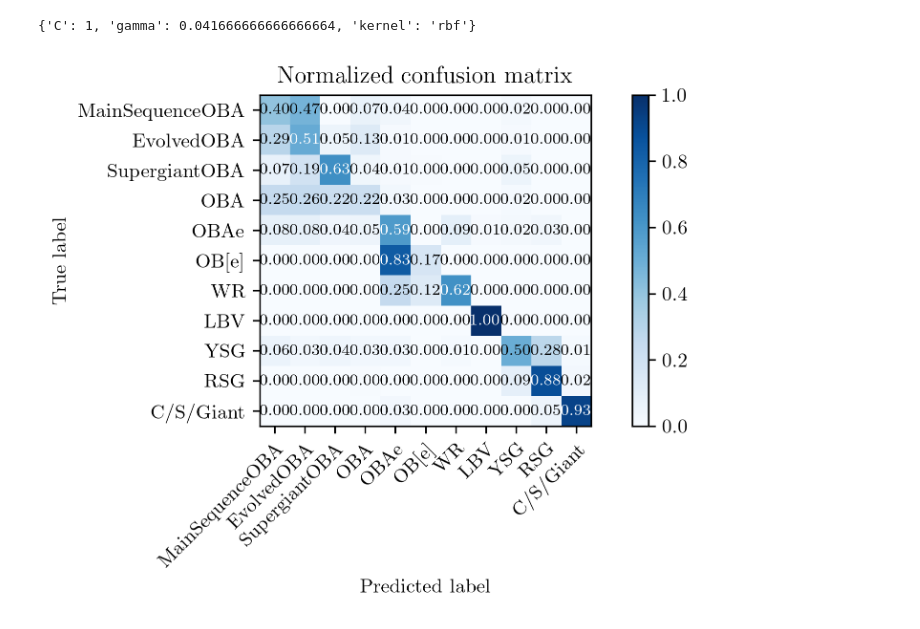
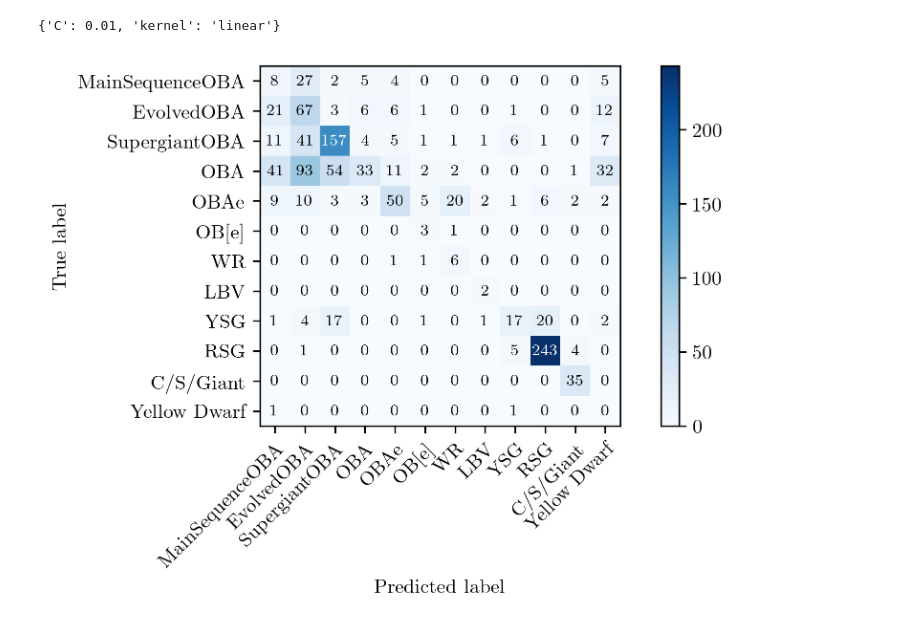
Before and after one commit to tzdwi/GaiaSprintMassive, a Jupyter notebook: WISE/code/SVM.ipynb, the cells around one changed output. Drawn from its saved outputs; the diff is of its cells as text; code cells hidden in the pictures.

```diff
--- a/WISE/code/SVM.ipynb
+++ b/WISE/code/SVM.ipynb
@@ -57,11 +78,11 @@ y_num_c = encoder_c.fit_transform(y_c)
 # %%
 svc = SVC(class_weight='balanced')
 
-param_grid = [{"kernel": ["rbf"], "gamma":np.array([0.01,0.1,1,10,1.0/X_scale.shape[1]]), "C":[0.01,0.1,1,10,100]},
-              {"kernel": ["sigmoid"], "coef0": np.linspace(0,5,11), "gamma":np.array([0.01,0.1,1,10,1.0/X_scale.shape[1]]),
-               "C":[0.01,0.1,1,10,100]},
-              {"kernel": ["linear"], "gamma":np.array([0.01,0.1,1,10,1.0/X_scale.shape[1]]),"C":[0.01,0.1,1,10,100]}]
+param_grid = [{"kernel": ["rbf"], "gamma":np.array([0.01,0.1,1,10,1.0/X_train_scale.shape[1]]), "C":[0.01,0.1,1,10,100]},
+              {"kernel": ["linear"], "C":[0.01,0.1,1,10,100]}]
 
-grid = GridSearchCV(svc, param_grid, cv=5, n_jobs=-1, verbose=10, error_score=-1e10)
-grid.fit(X_scale, y_num)
+scorer = 'balanced_accuracy'
+
+grid = GridSearchCV(svc, param_grid, cv=5, n_jobs=-1, verbose=10, error_score=-1e10,scoring=scorer)
+grid.fit(X_train_scale, y_train)
 # %% [output]
@@ -105,24 +115,19 @@ GridSearchCV(cv=5, error_score=-10000000000.0,
 # %%
 best_svc = grid.best_estimator_
 print(grid.best_params_)
-#These parameters seemed to do really well?
-best_svc.C = 10
-best_svc.gamma = 0.01
 # %% [output]
-{'C': 1, 'gamma': 0.041666666666666664, 'kernel': 'rbf'}
+{'C': 0.01, 'kernel': 'linear'}
+# %%
+best_svc.fit(X_train_scale,y_train)
+y_check = best_svc.predict(X_test_scale)
 # %%
-X_train, X_test, y_train, y_test = train_test_split(
-    X_scale, y_num, test_size=0.3, random_state=0)
+classes = ['MainSequenceOBA','EvolvedOBA','SupergiantOBA','OBA','OBAe','OB[e]','WR','LBV','YSG',
+                   'RSG','C/S/Giant','Yellow Dwarf']
 
-best_svc.fit(X_train,y_train)
-y_check_SVC = encoder.inverse_transform(best_svc.predict(X_test))
-
-classes = ['MainSequenceOBA','EvolvedOBA','SupergiantOBA','OBA','OBAe','OB[e]','WR','LBV','YSG',
-                   'RSG','C/S/Giant']
-
-fig,ax = plot_confusion_matrix(encoder.inverse_transform(y_test), y_check_SVC, classes=classes, normalize=True);
+fig,ax = plot_confusion_matrix(y_test, y_check, classes=classes, normalize=False);
 fig.dpi = 300
+ax.set_title('')
 plt.tight_layout()
-plt.savefig('../plots/confusion_SVC.pdf');
+plt.savefig('../plots/raw_matrix_SVC.pdf');
 # %% [output]
-[figure, old version]
+[figure, new version]
```
Also changed, not shown: parts of 51 cells of this notebook, 11 other files.
